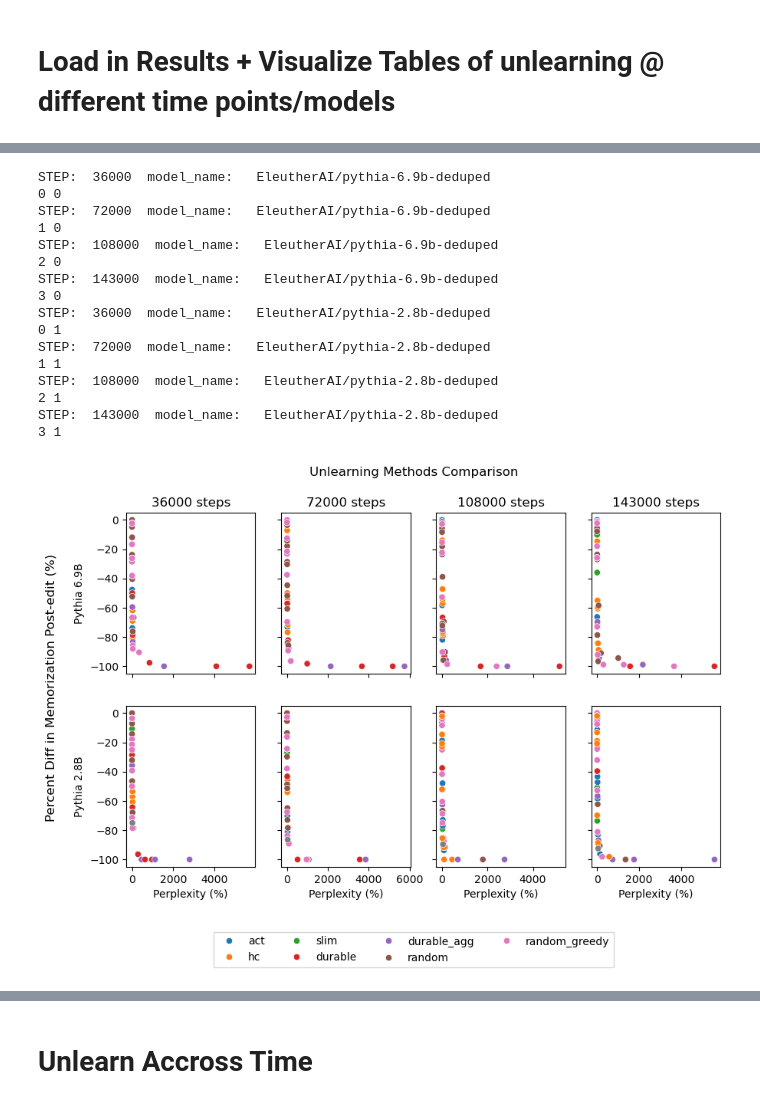
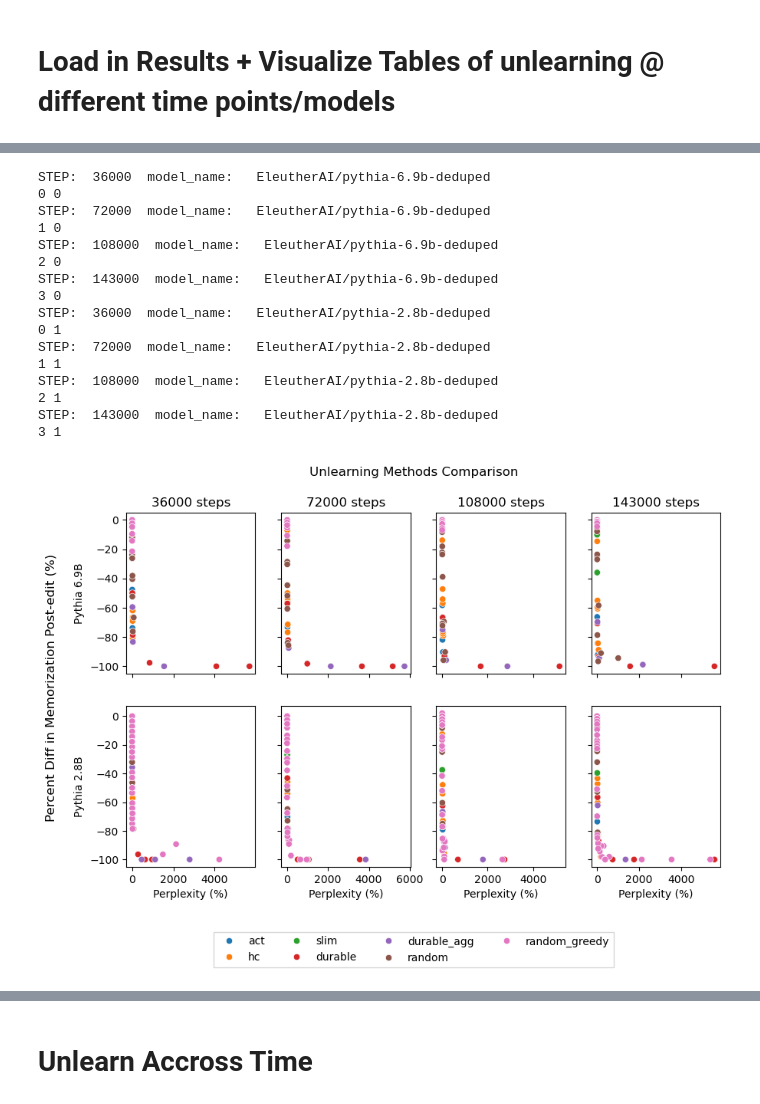
Before and after one commit to msakarvadia/memorization, a Jupyter notebook: figs/pythia_unlearning_results.ipynb, the cells around one changed output, grey strips where cells are left out. Cells and saved outputs as stored; diff of their text form; code cells hidden in the pictures.

```diff
--- a/figs/pythia_unlearning_results.ipynb
+++ b/figs/pythia_unlearning_results.ipynb
@@ -48,7 +49,7 @@ def check_if_hp_run_fin(csv):
       "random_greedy",
       "greedy",
   ]:
-        for ratio in [0.00001, 0.0001, 0.001, 0.01, 0.05, 0.1, 0.25, 0.3]:
+        for ratio in [0.00001, 0.0001, 0.001, 0.01, 0.05, 0.1, 0.25, 0.3, 0.5, 0.8]:
             if loc_method not in ["random", "random_greedy"]:
                 if ratio >= 0.1:
                     continue
@@ -71,10 +72,11 @@ def check_if_hp_run_fin(csv):
 
             if loc_method in ["random_greedy"]:
                 for epochs in [1, 10, 20]:
-                    total_exp += 1
-                    if ((df['ratio'] == ratio) & (df['localization_method'] == loc_method) & (df['epochs'] == epochs) & (df['loss_weighting'] == epochs)).any():
-                      #print("finsihed")
-                      total_finished += 1
+                    for loss_weighting in [0.9, 0.7, 0.5]:
+                        total_exp += 1
+                        if ((df['ratio'] == ratio) & (df['localization_method'] == loc_method) & (df['epochs'] == epochs) & (df['loss_weighting'] == epochs)).any():
+                          #print("finsihed")
+                          total_finished += 1
 
 
                 #here we check ratio, loc_method, epoch
@@ -222,7 +240,7 @@ for model_name in ['EleutherAI/pythia-6.9b-deduped', 'EleutherAI/pythia-2.8b-ded
     for step in [36000, 72000, 108000, 143000]:
         print("STEP: ", step, " model_name:  ", model_name)
         file_name = f"localization_results_{step}.csv"
-        result_path = f"/pscratch/sd/m/mansisak/memorization/model_ckpts/old_run/{step}/EleutherAI_edit/"
+        result_path = f"/pscratch/sd/m/mansisak/memorization/model_ckpts/{step}/EleutherAI_edit/"
 
         df = pd.read_csv(f'{result_path}{file_name}')
         for col in df.columns:
@@ -302,7 +320,7 @@ for model_name in ['EleutherAI/pythia-6.9b-deduped', 'EleutherAI/pythia-2.8b-ded
     for step in [36000, 72000, 108000, 143000]:
         print("STEP: ", step, " model_name:  ", model_name)
         file_name = f"localization_results_{step}.csv"
-        result_path = f"/pscratch/sd/m/mansisak/memorization/model_ckpts/old_run/{step}/EleutherAI_edit/"
+        result_path = f"/pscratch/sd/m/mansisak/memorization/model_ckpts/{step}/EleutherAI_edit/"
 
         df = pd.read_csv(f'{result_path}{file_name}')
         for col in df.columns:
@@ -338,34 +356,34 @@ for ax, row in zip(axs[:,0], rows):
     ax.set_ylabel(row)
 
 cols = [36000, 72000, 108000, 143000]
 for ax, col in zip(axs[0], cols):
     ax.set_title(f'{col} steps')
         #plt.show()
 
 #fig.legend(lines, labels, loc = (0.5, 0), ncol=5)
 handles, labels = ax.get_legend_handles_labels()
 #fig.legend(handles, labels, loc='lower center')
 fig.legend(handles = handles , labels=labels,loc='upper center',
              bbox_to_anchor=(0.5, -0.02),fancybox=False, shadow=False, ncol=4)
 plt.savefig(f"pythia_localization_hp_scatter_plot.pdf", bbox_inches='tight')
 # %% [output]
 STEP:  36000  model_name:   EleutherAI/pythia-6.9b-deduped
 0 0
 STEP:  72000  model_name:   EleutherAI/pythia-6.9b-deduped
 1 0
 STEP:  108000  model_name:   EleutherAI/pythia-6.9b-deduped
 2 0
 STEP:  143000  model_name:   EleutherAI/pythia-6.9b-deduped
 3 0
 STEP:  36000  model_name:   EleutherAI/pythia-2.8b-deduped
 0 1
 STEP:  72000  model_name:   EleutherAI/pythia-2.8b-deduped
 1 1
 STEP:  108000  model_name:   EleutherAI/pythia-2.8b-deduped
 2 1
 STEP:  143000  model_name:   EleutherAI/pythia-2.8b-deduped
 3 1
-[figure, old version]
+[figure, new version]
 # %%
 dfs = []
 for model_name in ['EleutherAI/pythia-6.9b-deduped', 'EleutherAI/pythia-2.8b-deduped']:
```
Also changed, not shown: parts of 18 cells of this notebook, 2 other files.
